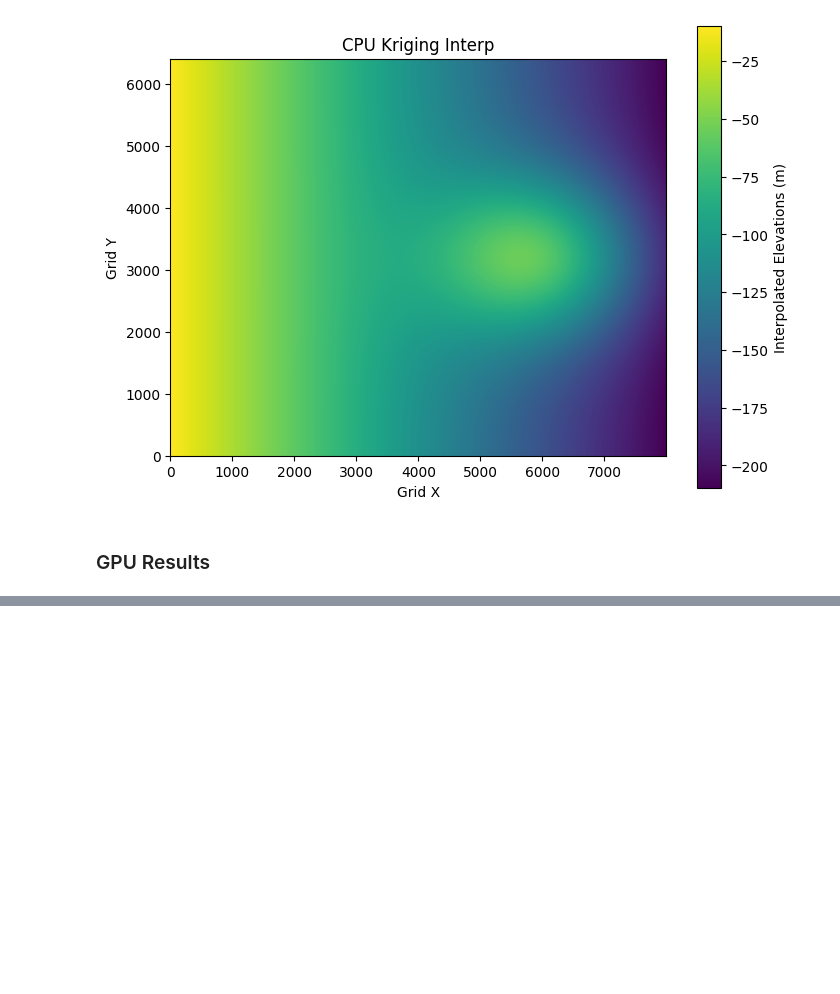
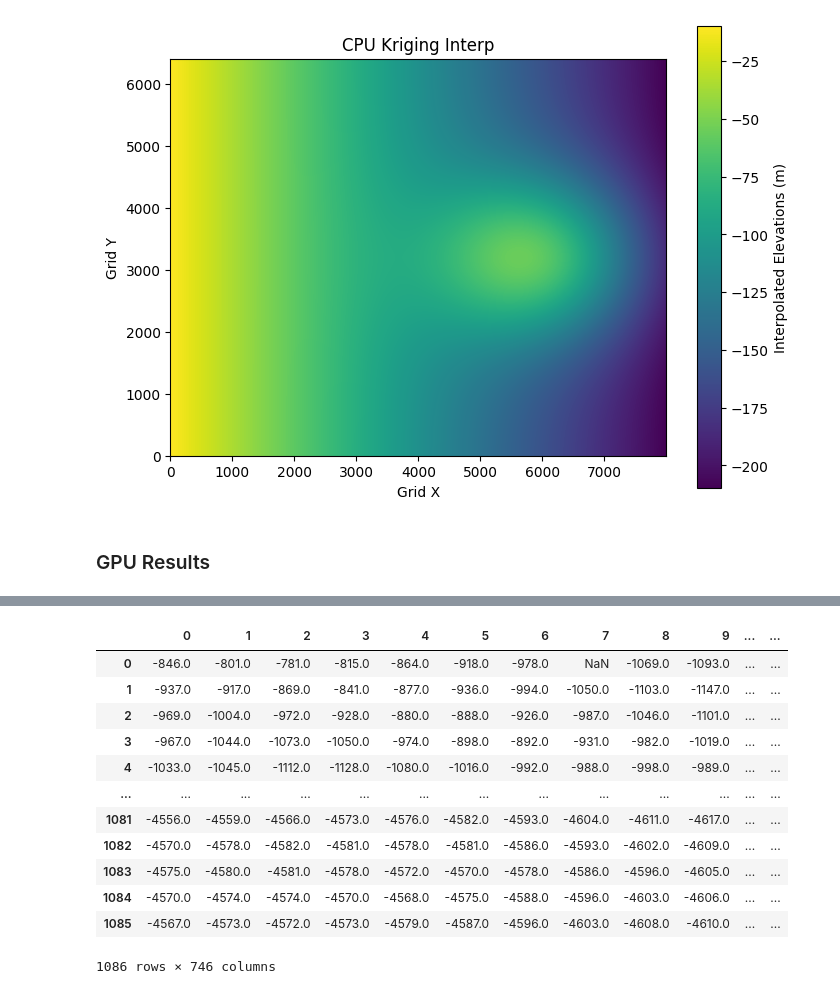
Before and after one commit to devsaxena974/AUV-Real-Time-Interpolation, a Jupyter notebook: code/test_cpu_gpu_results.ipynb, the cells around one changed output, grey strips where cells are left out. Drawn from its saved outputs; the diff is of its cells as text; code cells hidden in the pictures; blank space fills up the shorter version.

```diff
--- a/code/test_cpu_gpu_results.ipynb
+++ b/code/test_cpu_gpu_results.ipynb
@@ -252,0 +275,16 @@ gpu_kriging_df
+# %%
+reduced
+# %% [output]
+|  | 0 | 1 | 2 | 3 | 4 | 5 | 6 | 7 | 8 | 9 | ... | ... |
+| 0 | -846.0 | -801.0 | -781.0 | -815.0 | -864.0 | -918.0 | -978.0 | NaN | -1069.0 | -1093.0 | ... | ... |
+| 1 | -937.0 | -917.0 | -869.0 | -841.0 | -877.0 | -936.0 | -994.0 | -1050.0 | -1103.0 | -1147.0 | ... | ... |
+| 2 | -969.0 | -1004.0 | -972.0 | -928.0 | -880.0 | -888.0 | -926.0 | -987.0 | -1046.0 | -1101.0 | ... | ... |
+| 3 | -967.0 | -1044.0 | -1073.0 | -1050.0 | -974.0 | -898.0 | -892.0 | -931.0 | -982.0 | -1019.0 | ... | ... |
+| 4 | -1033.0 | -1045.0 | -1112.0 | -1128.0 | -1080.0 | -1016.0 | -992.0 | -988.0 | -998.0 | -989.0 | ... | ... |
+| ... | ... | ... | ... | ... | ... | ... | ... | ... | ... | ... | ... | ... |
+| 1081 | -4556.0 | -4559.0 | -4566.0 | -4573.0 | -4576.0 | -4582.0 | -4593.0 | -4604.0 | -4611.0 | -4617.0 | ... | ... |
+| 1082 | -4570.0 | -4578.0 | -4582.0 | -4581.0 | -4578.0 | -4581.0 | -4586.0 | -4593.0 | -4602.0 | -4609.0 | ... | ... |
+| 1083 | -4575.0 | -4580.0 | -4581.0 | -4578.0 | -4572.0 | -4570.0 | -4578.0 | -4586.0 | -4596.0 | -4605.0 | ... | ... |
+| 1084 | -4570.0 | -4574.0 | -4574.0 | -4570.0 | -4568.0 | -4575.0 | -4588.0 | -4596.0 | -4603.0 | -4606.0 | ... | ... |
+| 1085 | -4567.0 | -4573.0 | -4572.0 | -4573.0 | -4579.0 | -4587.0 | -4596.0 | -4603.0 | -4608.0 | -4610.0 | ... | ... |
+1086 rows × 746 columns
```
Also changed, not shown: parts of 7 cells of this notebook, 10 other files.
